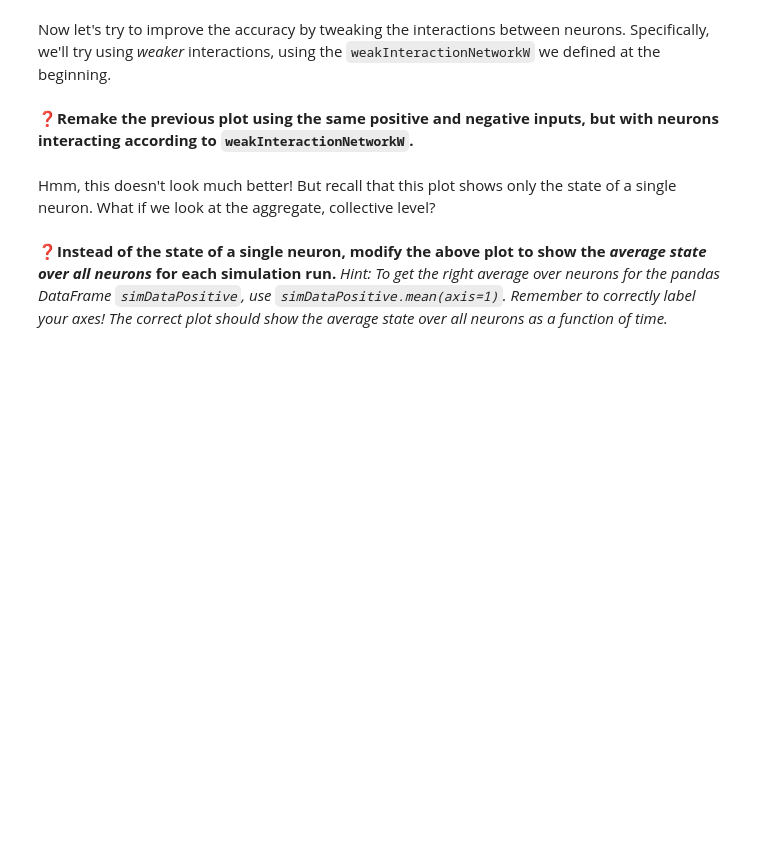
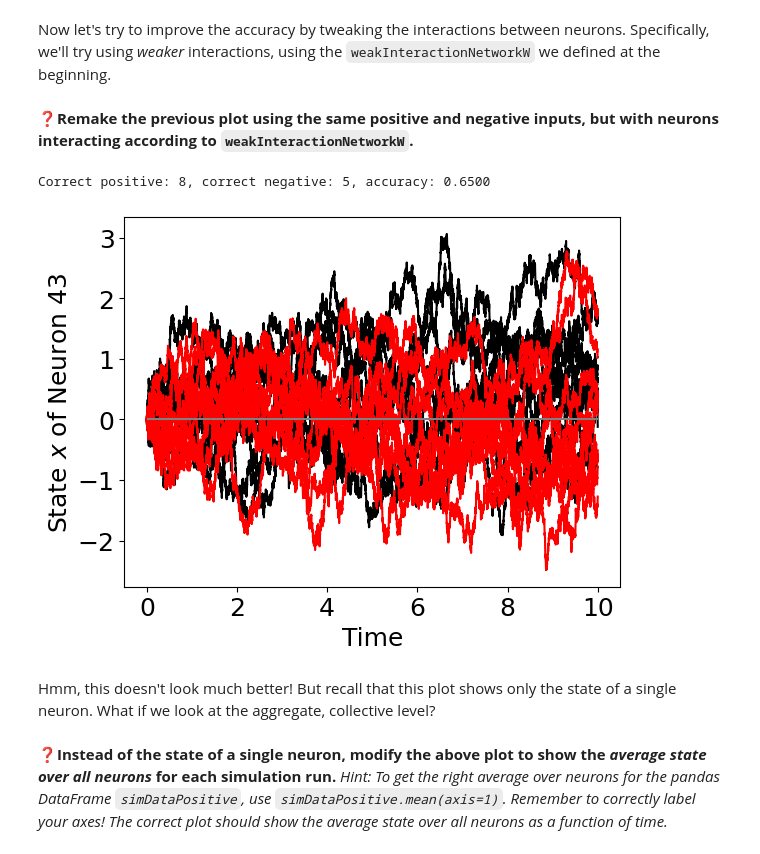
Before and after one commit to peterdresslar/CAS-503-Collectives, a Jupyter notebook: zaphod/5-Decisions.ipynb, the cells around one changed output. Cells and saved outputs as stored; diff of their text form; code cells hidden in the pictures; blank space fills up the shorter version.

```diff
--- a/zaphod/5-Decisions.ipynb
+++ b/zaphod/5-Decisions.ipynb
@@ -167,2 +196,38 @@ plt.hlines(0,xmin=0,xmax=10,color='gray'); # add a horizontal line at 0
 # %% [markdown]
 ❓**Describe how well the system is performing.  About how often do the neurons produce the correct decision?**
+# %%
+def check_decision_accuracy(simDataListPositive, simDataListNegative):
+    # It is assumed that accuracy is defined as normalized absolute distance from the expected fixed point
+    correct_count_positive = 0
+    correct_count_negative = 0
+    accuracy = 0                    # I doubt we'll see any assymetry, but why not check? In the meanwhile, this is our final measure.
+
+    for simDataPositive in simDataListPositive:
+        final_state = simDataPositive['Neuron 43'].iloc[-1]     # check the final value in the array for the neuron
+        if final_state > 0:                                     # only interested in positive or negative; ignore noise
+            correct_count_positive += 1                         # counter
+
+
+    for simDataNegative in simDataListNegative:
+        final_state = simDataNegative['Neuron 43'].iloc[-1]
+        if final_state < 0:
+            correct_count_negative += 1
+
+    accuracy = (correct_count_positive + correct_count_negative) / (len(simDataListPositive) + len(simDataListNegative))   # just a simple decimal for the correct total trials
+
+    return correct_count_positive, correct_count_negative, accuracy
+
+ccp, ccn, acc = check_decision_accuracy(sim_data_list_positive_strong, sim_data_list_negative_strong)
+
+print(f"From the data above: Correct positive: {ccp}, correct negative: {ccn}, accuracy: {acc:.4f}")
+
+print("Simulating ten times with strong interactions")
+
+accuracy_list = np.zeros(10)
+for i in range(10):
+    pos, neg = run_little_brain()
+    ccp, ccn, acc = check_decision_accuracy(pos, neg)
+    print(f"Run {i+1}: Correct positive: {ccp}, correct negative: {ccn}, accuracy: {acc:.4f}")
+    accuracy_list[i] = acc
+
+print(f"Average accuracy: {np.mean(accuracy_list):.4f}")
@@ -174,6 +253,15 @@ Now let's try to improve the accuracy by tweaking the interactions between neuro
 ❓**Remake the previous plot using the same positive and negative inputs, but with neurons interacting according to `weakInteractionNetworkW`.**
 # %%
 # ✳️ Answer:
+
+sim_data_list_positive_weak, sim_data_list_negative_weak = run_little_brain(strong_interaction=False)
+
+ccp_weak, ccn_weak, acc_weak = check_decision_accuracy(sim_data_list_positive_weak, sim_data_list_negative_weak)
+
+print(f"Correct positive: {ccp_weak}, correct negative: {ccn_weak}, accuracy: {acc_weak:.4f}")
+# %% [output]
+Correct positive: 8, correct negative: 5, accuracy: 0.6500
+[figure, added]
 # %% [markdown]
 Hmm, this doesn't look much better!  But recall that this plot shows only the state of a single neuron.  What if we look at the aggregate, collective level?
 # %% [markdown]
```
Also changed, not shown: parts of 14 cells of this notebook.
